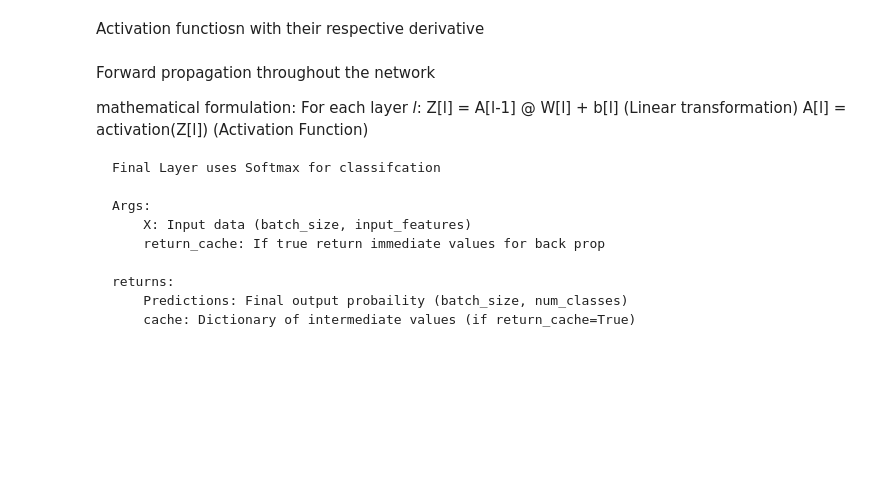
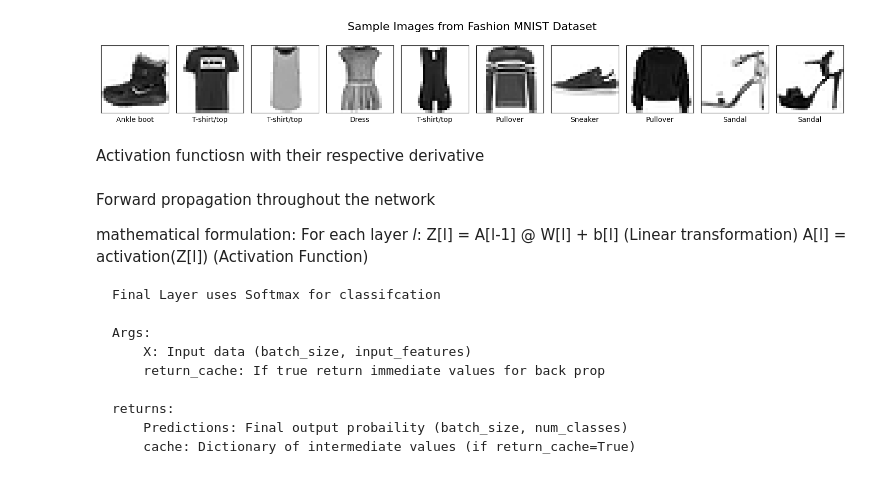
Before and after one commit to Shifali1094/Neural-Network-From-Scratch, a Jupyter notebook: NeuralNetwork.ipynb, the cells around one changed output. Drawn from its saved outputs; the diff is of its cells as text; code cells hidden in the pictures; blank space fills up the shorter version.

Commit message:
load & preprocess fashion MNIST

```diff
--- a/NeuralNetwork.ipynb
+++ b/NeuralNetwork.ipynb
@@ -6,0 +16,9 @@ from tensorflow.keras.datasets import fashion_mnist
+# %%
+class_names = [
+    'T-shirt/top', 'Trouser', 'Pullover', 'Dress', 'Coat',
+    'Sandal', 'Shirt', 'Sneaker', 'Bag', 'Ankle boot']
+
+X_train = X_train.reshape(X_train.shape[0], -1) / 255.0  # Normalize and flatten
+X_test = X_test.reshape(X_test.shape[0], -1) / 255.
+
+print(f"Training data shape: {X_train.shape}, Training labels shape: {y_train.shape}")
@@ -7,3 +45,20 @@ from tensorflow.keras.datasets import fashion_mnist
+# %%
+plt.figure(figsize=(15,2))
+num_images = 10
+
+for i in range (num_images):
+    plt.subplot(1, num_images, i+1)
+    plt.xticks([])
+    plt.yticks([])
+    plt.grid(False)
+    plt.imshow(X_train[i].reshape(28, 28), cmap=plt.cm.binary)
+    plt.xlabel(class_names[y_train[i]])
+
+plt.suptitle('Sample Images from Fashion MNIST Dataset', fontsize=16)
+plt.tight_layout()
+plt.show()
+# %% [output]
+[figure, added]
 # %%
 def initialise(layer_sizes, activation='relu', seed=42):
     np.random.seed(seed)
```
Also changed, not shown: parts of 4 cells of this notebook.
